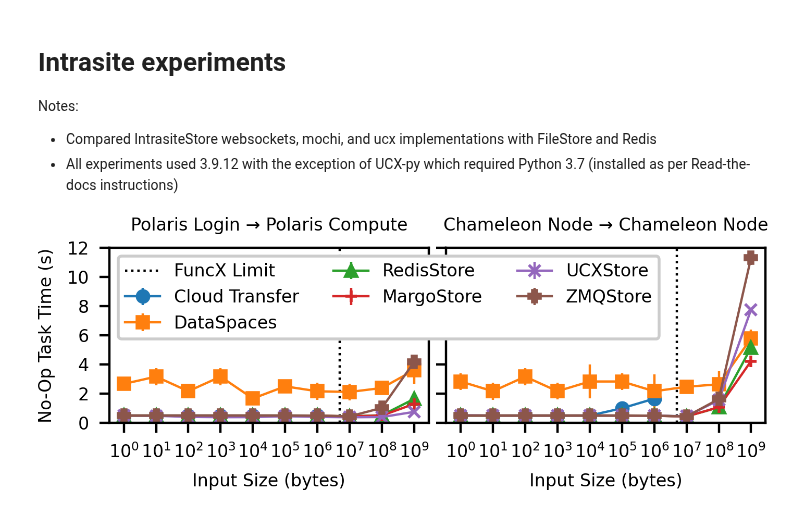
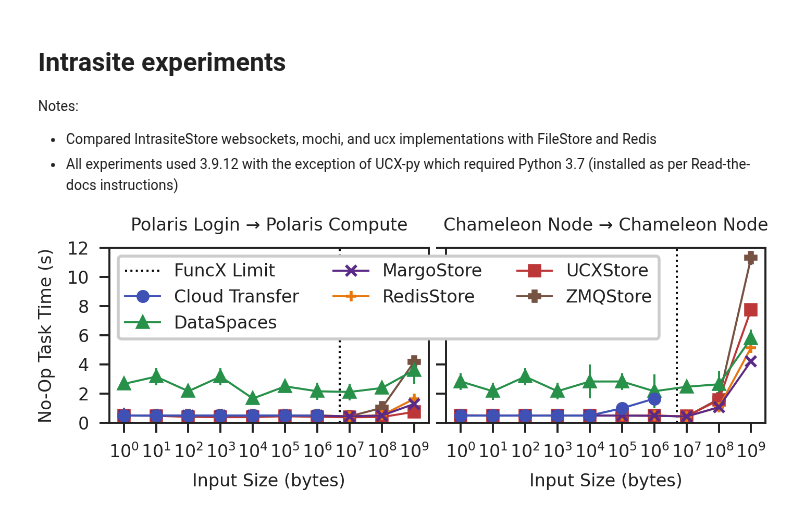
Before and after one commit to proxystore/sc23-evaluation, a Jupyter notebook: 1-proxystore-with-faas-rdma.ipynb, the cells around one changed output. Saved outputs shown, nothing was run; the diff lists cells and outputs as text; code cells hidden in the pictures.

```diff
--- a/1-proxystore-with-faas-rdma.ipynb
+++ b/1-proxystore-with-faas-rdma.ipynb
@@ -55,18 +55,13 @@ $ python -m psbench.benchmarks.funcx_tasks \
 
 import math
 
+from cycler import cycler
 import matplotlib.pyplot as plt
 import matplotlib.ticker as mticker
 import matplotlib.markers as markers
 import pandas
 import numpy
-import seaborn
 import warnings
-
-# to change default colormap
-plt.rcParams["image.cmap"] = "tab10"
-# to change default color cycle
-plt.rcParams['axes.prop_cycle'] = plt.cycler(color=plt.cm.tab10.colors)
 # %%
 BACKEND_COLUMN = 'proxystore_backend'
 INPUT_SIZE_COLUMN = 'input_size_bytes'
@@ -148,13 +143,12 @@ chameleon_noop_data = load('data/1-proxystore-with-faas-rdma/chameleon-noop.csv'
 extracted_polaris = extract(polaris_noop_data)
 extracted_chameleon = extract(chameleon_noop_data)
 # %%
-i_backends = ['FuncX', 'DataSpaces', 'RedisStore', 'MargoStore', 'UCXStore', 'ZeroMQStore']
+i_backends = ['FuncX', 'DataSpaces', 'MargoStore', 'RedisStore', 'UCXStore', 'ZeroMQStore']
 
 fig, axs = plt.subplots(1, 2, sharey=True)
 
-cmap = plt.get_cmap()
-colors = {backend: cmap(i) for i, backend in enumerate(i_backends)}
-markers_ = {backend: ('o', 's', '^', '+', 'x', 'P')[i] for i, backend in enumerate(i_backends)}
+colors = plt.rcParams['axes.prop_cycle'] + cycler(marker=['o', '^', 'x', '+', 's', 'P'])
+cycles = {b: c for b, c in zip(i_backends, colors)}
 legend_handles = {}  # backend (str): axs handle
 
 for data, ax in zip((extracted_polaris, extracted_chameleon), axs):
@@ -163,11 +157,11 @@ for data, ax in zip((extracted_polaris, extracted_chameleon), axs):
 
     ax.axvline(5e6, color='black', linestyle=':', label='FuncX Limit')
 
-    for backend in i_backends:
+    for backend in reversed(i_backends):
         if backend in data:
             xyz = [(x, y, z) for x, y, z in zip(data[backend]['sizes'], data[backend]['times'], data[backend]['yerr']) if 0 < x < 1e10]
             x, y, z  = zip(*xyz)
-            ax.errorbar(x, y, yerr=z, marker=markers_[backend], label=backend, color=colors[backend])
+            ax.errorbar(x, y, yerr=z, label=backend, **cycles[backend])
 
     handles, labels = ax.get_legend_handles_labels()
     for handle, label in zip(handles, labels):
@@ -182,33 +176,43 @@ for data, ax in zip((extracted_polaris, extracted_chameleon), axs):
         elif label == 'FuncX':
             label = 'Cloud Transfer'
         if label not in legend_handles:
             legend_handles[label] = handle
 
 axs[0].set_xlabel('Input Size (bytes)')
 axs[1].set_xlabel('Input Size (bytes)')
 axs[0].set_ylabel('No-Op Task Time (s)')
 axs[0].set_title('Polaris Login → Polaris Compute')
 axs[1].set_title('Chameleon Node → Chameleon Node')
 
 # Reorder legend
+backends = ['FuncX Limit', 'Cloud Transfer', 'DataSpaces', 'MargoStore', 'RedisStore', 'UCXStore', 'ZMQStore']
+handles = [None for _ in range(len(backends))]
+labels = [None for _ in range(len(backends))]
+for label, handle in legend_handles.items():
+    index = backends.index(label)
+    if label != 'FuncX Limit':
+        handle = handle[0]
+    handles[index] = handle
+    labels[index] = label
+
 fig.legend(
-    legend_handles.values(),
-    legend_handles.keys(),
+    handles,
+    labels,
     bbox_to_anchor=[0.46, 0.94],
     ncol=3,
     loc='upper center',
     framealpha=1,
 )
 
 # Restrict y axis range
 axs[0].set_ylim([0, 12])
 
 # Restrict y labels to integers
 axs[0].get_yaxis().set_major_locator(mticker.MaxNLocator(integer=True))
 
 fig.tight_layout(h_pad=.5, w_pad=0.75)
 
 fig.set_size_inches(3.5, 1.0)
 plt.savefig('figures/funcx-roundtrip-task-times-intrasite.pdf', pad_inches=0.05)
 # %% [output]
-[figure, old version]
+[figure, new version]
```
Also changed, not shown: 15 other files.
